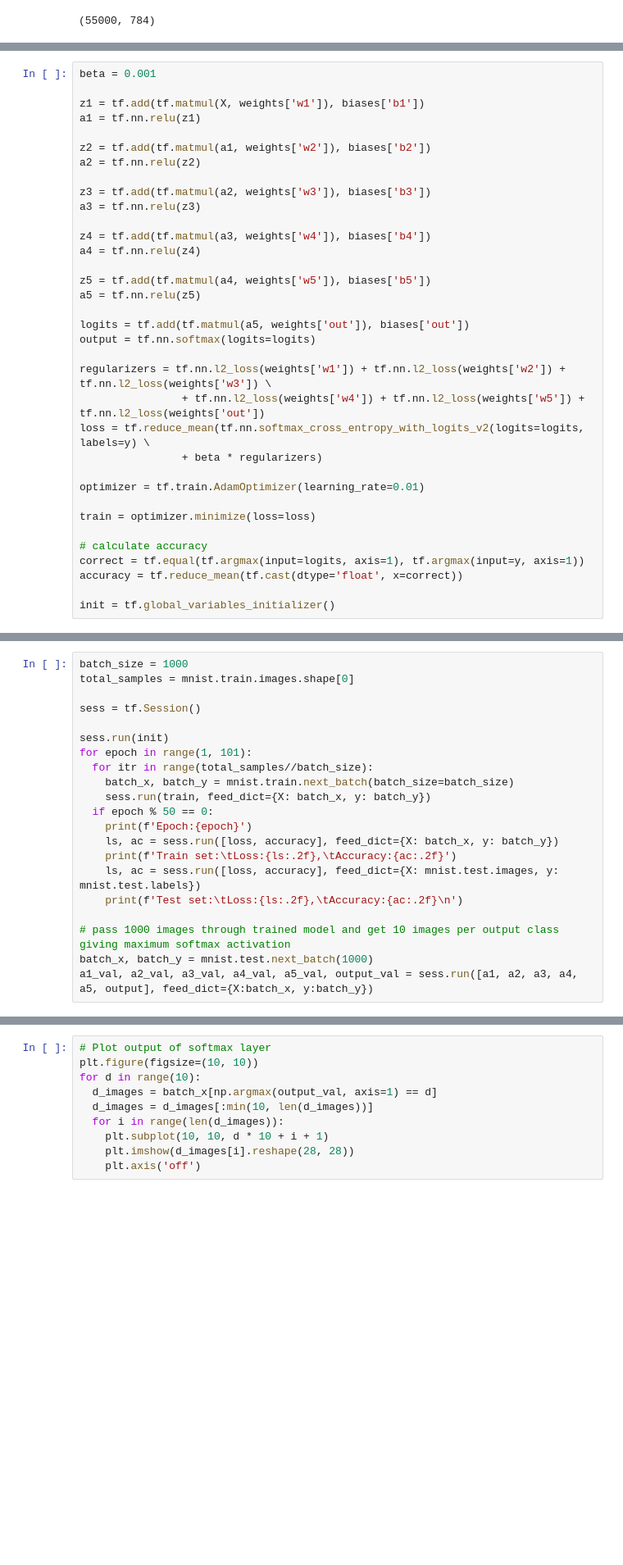
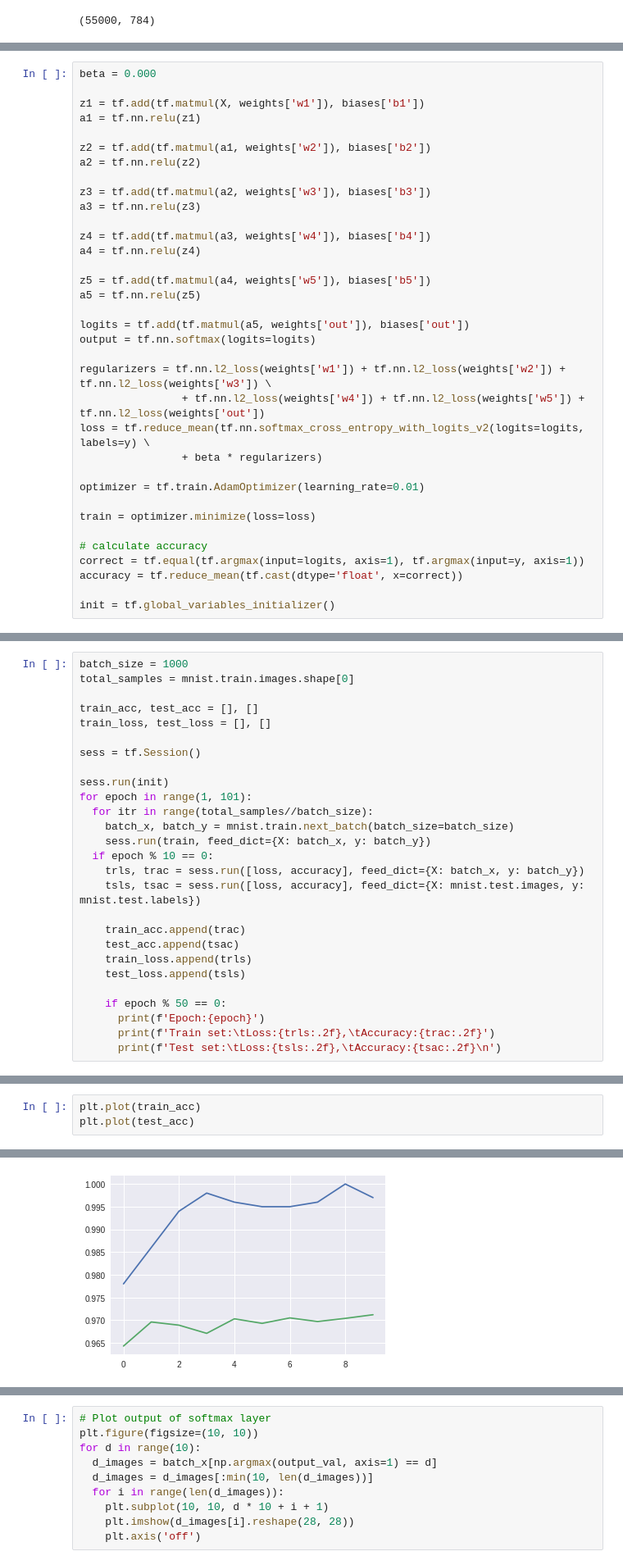
Before and after one commit to bhushanmalgaonkar/neural-learning-visualization, a Jupyter notebook: neural-learning-visualization.ipynb, the cells around one changed output, grey strips where cells are left out. Shown at 82% size. Cells and saved outputs as stored; diff of their text form; blank space fills up the shorter version.

```diff
--- a/neural-learning-visualization.ipynb
+++ b/neural-learning-visualization.ipynb
@@ -53,6 +54,6 @@ biases = {
 }
 # %%
-beta = 0.001
+beta = 0.000
 
 z1 = tf.add(tf.matmul(X, weights['w1']), biases['b1'])
 a1 = tf.nn.relu(z1)
@@ -89,6 +97,9 @@ init = tf.global_variables_initializer()
 # %%
 batch_size = 1000
 total_samples = mnist.train.images.shape[0]
+
+train_acc, test_acc = [], []
+train_loss, test_loss = [], []
 
 sess = tf.Session()
 
@@ -97,15 +108,18 @@ for epoch in range(1, 101):
   for itr in range(total_samples//batch_size):
     batch_x, batch_y = mnist.train.next_batch(batch_size=batch_size)
     sess.run(train, feed_dict={X: batch_x, y: batch_y})
-  if epoch % 50 == 0:
-    print(f'Epoch:{epoch}')
-    ls, ac = sess.run([loss, accuracy], feed_dict={X: batch_x, y: batch_y})
-    print(f'Train set:\tLoss:{ls:.2f},\tAccuracy:{ac:.2f}')
-    ls, ac = sess.run([loss, accuracy], feed_dict={X: mnist.test.images, y: mnist.test.labels})
-    print(f'Test set:\tLoss:{ls:.2f},\tAccuracy:{ac:.2f}\n')
+  if epoch % 10 == 0:
+    trls, trac = sess.run([loss, accuracy], feed_dict={X: batch_x, y: batch_y})
+    tsls, tsac = sess.run([loss, accuracy], feed_dict={X: mnist.test.images, y: mnist.test.labels})
 
-# pass 1000 images through trained model and get 10 images per output class giving maximum softmax activation
-batch_x, batch_y = mnist.test.next_batch(1000)
-a1_val, a2_val, a3_val, a4_val, a5_val, output_val = sess.run([a1, a2, a3, a4, a5, output], feed_dict={X:batch_x, y:batch_y})
+    train_acc.append(trac)
+    test_acc.append(tsac)
+    train_loss.append(trls)
+    test_loss.append(tsls)
+
+    if epoch % 50 == 0:
+      print(f'Epoch:{epoch}')
+      print(f'Train set:\tLoss:{trls:.2f},\tAccuracy:{trac:.2f}')
+      print(f'Test set:\tLoss:{tsls:.2f},\tAccuracy:{tsac:.2f}\n')
 # %% [output]
 Epoch:50
@@ -117,0 +132,4 @@ Test set:       Loss:0.20,      Accuracy:0.97
+# %%
+plt.plot(train_acc)
+plt.plot(test_acc)
+# %% [output]
@@ -117,0 +137 @@ Test set:       Loss:0.20,      Accuracy:0.97
+[figure, added]
```
Also changed, not shown: parts of 11 cells of this notebook.
